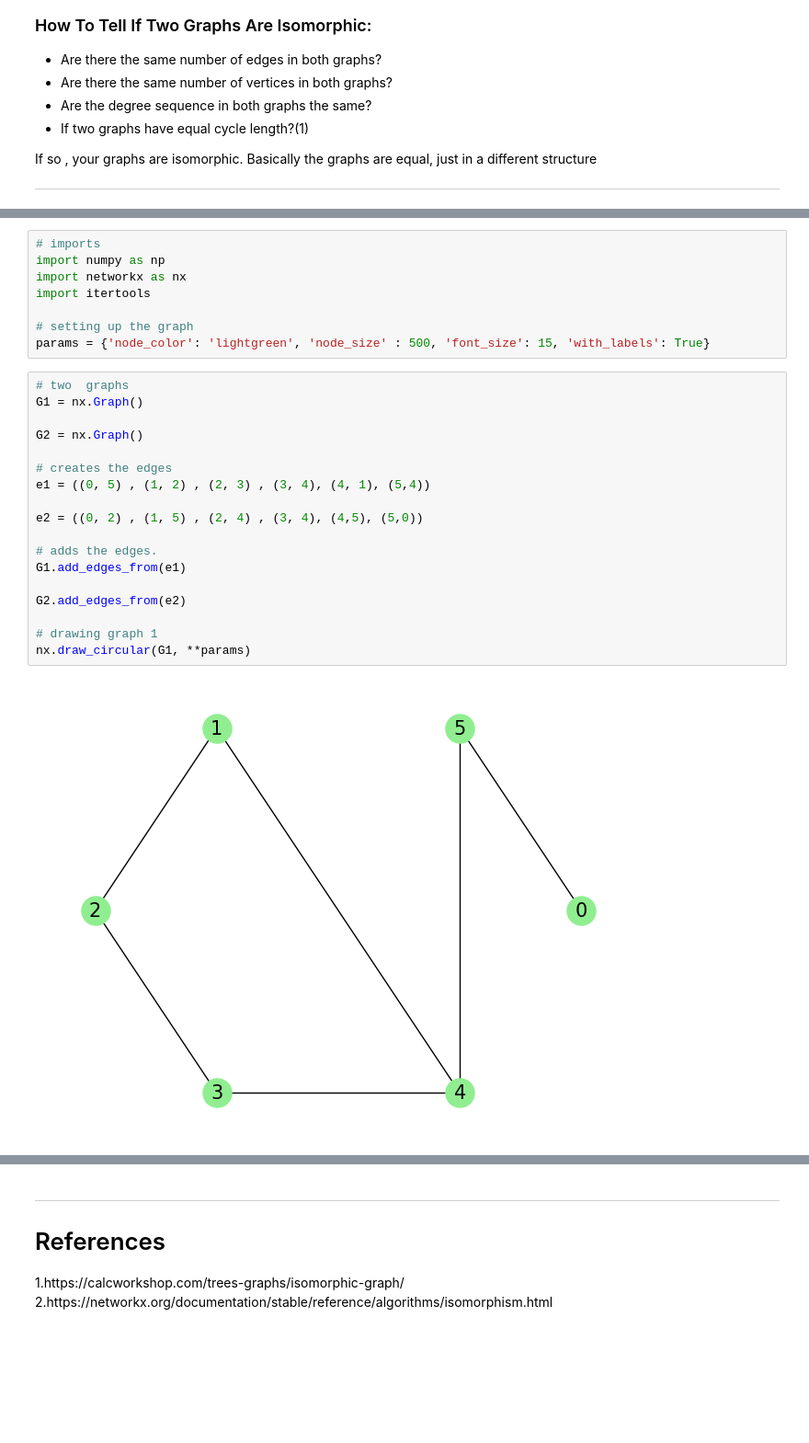
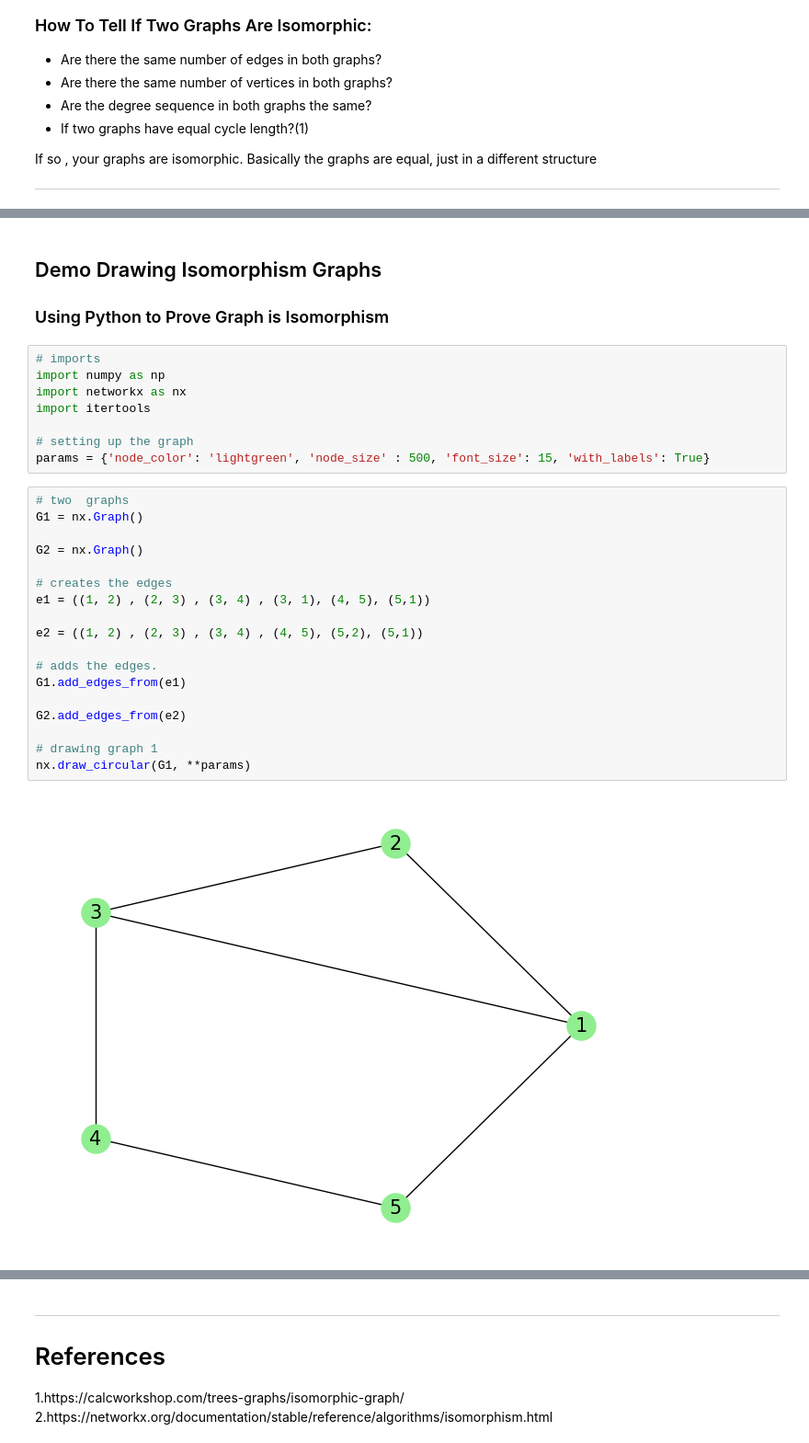
Before and after one commit to AmyWaldron01/AmysGraphTheoryProject, a Jupyter notebook: graph_isomorphism.ipynb, the cells around one changed output, grey strips where cells are left out. Shown: that part at 92% size. Drawn from its saved outputs; the diff is of its cells as text; blank space fills up the shorter version.

```diff
--- a/graph_isomorphism.ipynb
+++ b/graph_isomorphism.ipynb
@@ -37,3 +38,6 @@
+# %% [markdown]
+<h2> Demo Drawing Isomorphism Graphs </h2>
+<h3>Using Python to Prove Graph is Isomorphism </h3>
 # %%
 # imports
 import numpy as np
@@ -45,23 +49,23 @@ params = {'node_color': 'lightgreen', 'node_size' : 500, 'font_size': 15, 'with_
 # %%
 # two  graphs
 G1 = nx.Graph()
 
 G2 = nx.Graph()
 
 # creates the edges
-e1 = ((0, 5) , (1, 2) , (2, 3) , (3, 4), (4, 1), (5,4))
+e1 = ((1, 2) , (2, 3) , (3, 4) , (3, 1), (4, 5), (5,1))
 
-e2 = ((0, 2) , (1, 5) , (2, 4) , (3, 4), (4,5), (5,0))
+e2 = ((1, 2) , (2, 3) , (3, 4) , (4, 5), (5,2), (5,1))
 
 # adds the edges.
 G1.add_edges_from(e1)
 
 G2.add_edges_from(e2)
 
 # drawing graph 1
 nx.draw_circular(G1, **params)
 # %% [output]
-[figure, old version]
+[figure, new version]
 # %%
 #drawing graph 2
 nx.draw_circular(G2, **params)
```
Also changed, not shown: parts of 9 cells of this notebook.
